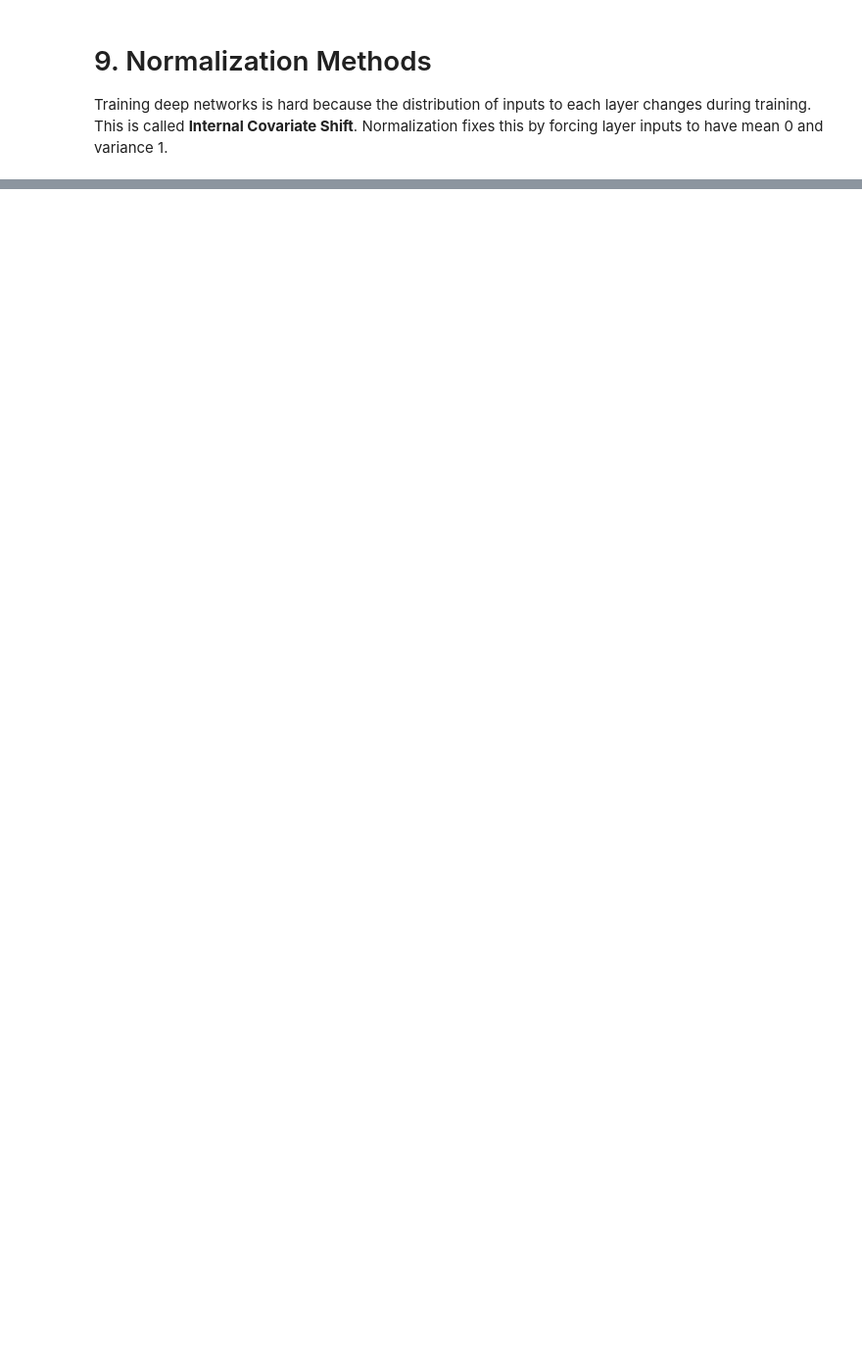
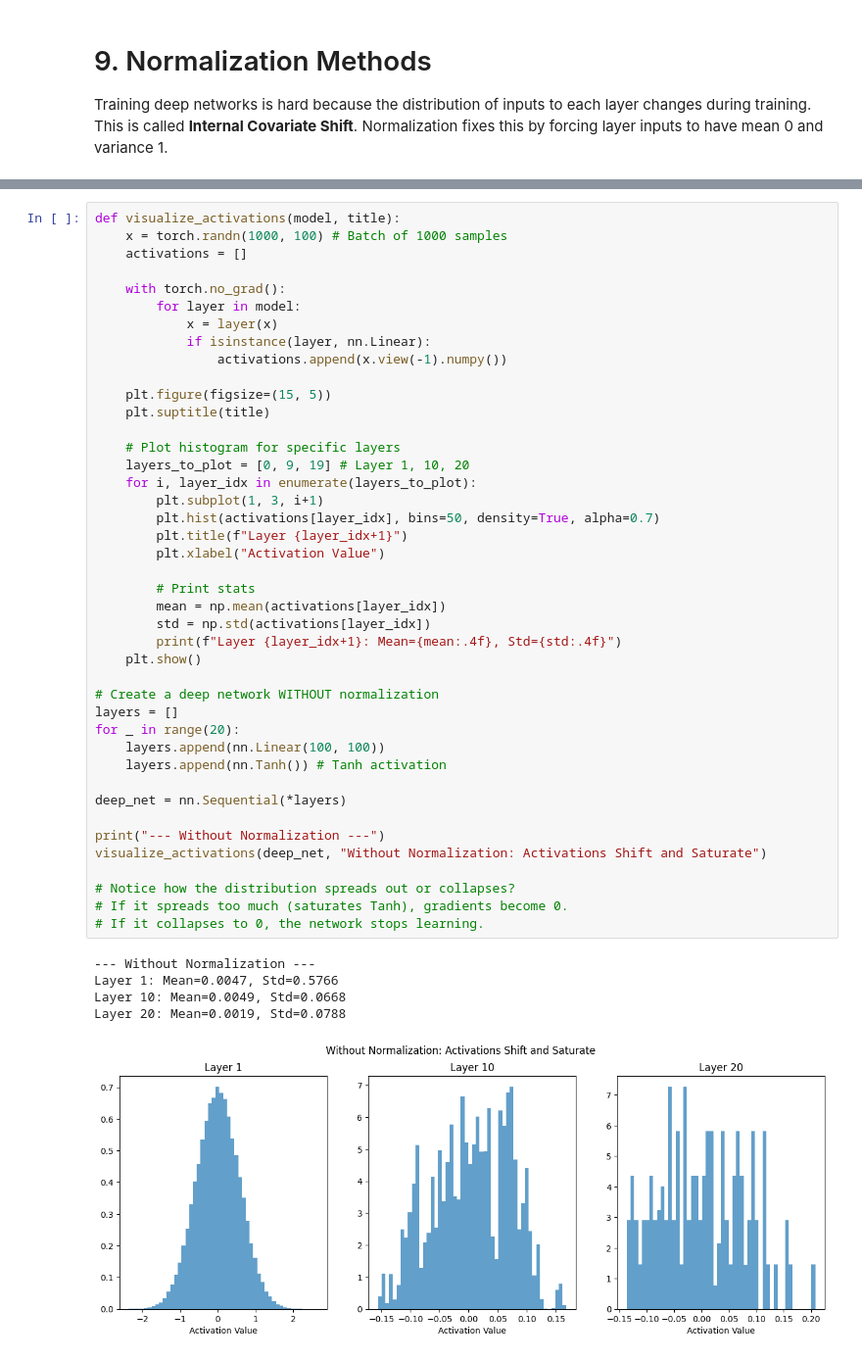
Before and after one commit to vukrosic/become-elite-ai-researcher-2, a Jupyter notebook: 3_neural_networks/9_normalization.ipynb, the cells around one changed output, grey strips where cells are left out. Shown: that part at 98% size. Drawn from its saved outputs; the diff is of its cells as text; blank space fills up the shorter version.

```diff
--- a/3_neural_networks/9_normalization.ipynb
+++ b/3_neural_networks/9_normalization.ipynb
@@ -10,0 +20,48 @@ import matplotlib.pyplot as plt
+# %%
+def visualize_activations(model, title):
+    x = torch.randn(1000, 100) # Batch of 1000 samples
+    activations = []
+
+    with torch.no_grad():
+        for layer in model:
+            x = layer(x)
+            if isinstance(layer, nn.Linear):
+                activations.append(x.view(-1).numpy())
+
+    plt.figure(figsize=(15, 5))
+    plt.suptitle(title)
+
+    # Plot histogram for specific layers
+    layers_to_plot = [0, 9, 19] # Layer 1, 10, 20
+    for i, layer_idx in enumerate(layers_to_plot):
+        plt.subplot(1, 3, i+1)
+        plt.hist(activations[layer_idx], bins=50, density=True, alpha=0.7)
+        plt.title(f"Layer {layer_idx+1}")
+        plt.xlabel("Activation Value")
+
+        # Print stats
+        mean = np.mean(activations[layer_idx])
+        std = np.std(activations[layer_idx])
+        print(f"Layer {layer_idx+1}: Mean={mean:.4f}, Std={std:.4f}")
+    plt.show()
+
+# Create a deep network WITHOUT normalization
+layers = []
+for _ in range(20):
+    layers.append(nn.Linear(100, 100))
+    layers.append(nn.Tanh()) # Tanh activation
+
+deep_net = nn.Sequential(*layers)
+
+print("--- Without Normalization ---")
+visualize_activations(deep_net, "Without Normalization: Activations Shift and Saturate")
+
+# Notice how the distribution spreads out or collapses?
+# If it spreads too much (saturates Tanh), gradients become 0.
+# If it collapses to 0, the network stops learning.
+# %% [output]
+--- Without Normalization ---
+Layer 1: Mean=0.0047, Std=0.5766
+Layer 10: Mean=0.0049, Std=0.0668
+Layer 20: Mean=0.0019, Std=0.0788
+[figure, added]
```
Also changed, not shown: parts of 9 cells of this notebook, 1 other file.
